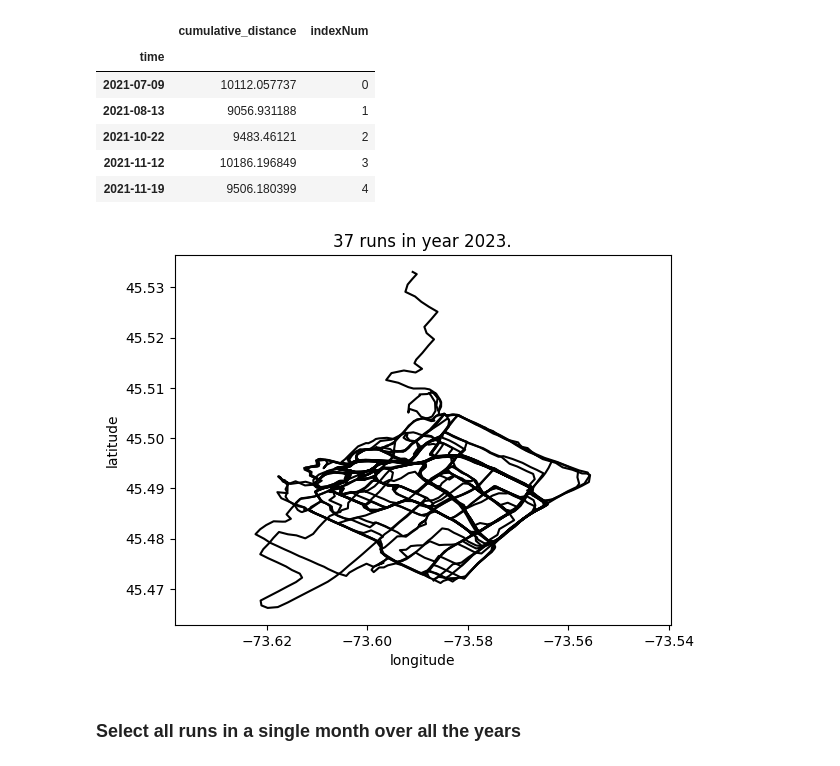
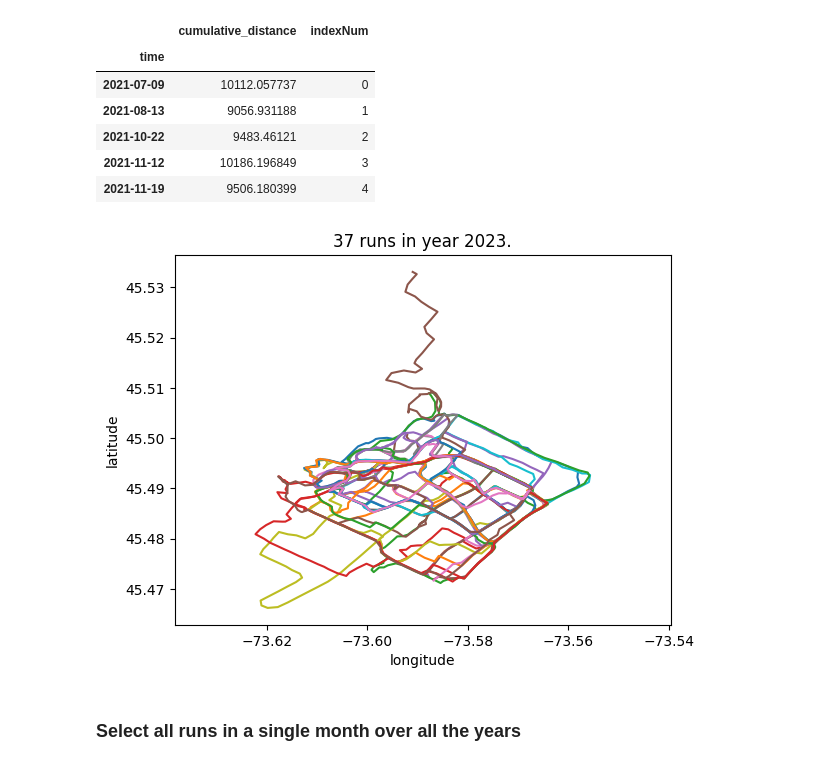
Before and after one commit to mrbonsoir/datavizRun, a Jupyter notebook: notebook/DatatavizDataGPS.ipynb, the cells around one changed output. Cells and saved outputs as stored; diff of their text form; code cells hidden in the pictures.

```diff
--- a/notebook/DatatavizDataGPS.ipynb
+++ b/notebook/DatatavizDataGPS.ipynb
@@ -105,7 +117,7 @@ index_sel = np.array(index_sel)
 # plot the traces
 for c, i in enumerate(index_sel):
     single_gps_trace_df = list_run_df[index_sel[c]]
-    plt.plot(single_gps_trace_df["longitude"],single_gps_trace_df["latitude"], color='k')
+    plt.plot(single_gps_trace_df["longitude"],single_gps_trace_df["latitude"])
 
 plt.title("{0:1.0f} runs in year {1:1.0f}.".format(index_sel.size, year_sel))
 plt.xlabel("longitude")
@@ -152,29 +164,29 @@ all_last_trace_entree_df.head()
 # %%
 # This below
 select_df = all_last_trace_entree_df[all_last_trace_entree_df.index.year == 2023].copy()
 index_sel = np.array(select_df["indexNum"].tolist())
 
 # instead of
 #index_sel = []
 #year_sel = 2023
 #for c, i in enumerate(list_run_df):
 #    # check year
 #    if int(list_run_df[c]["time"][0][0:4]) == year_sel:
 #        index_sel.append(c)
 #index_sel = np.array(index_sel)
 
 # plot the traces
 for c, i in enumerate(index_sel):
     single_gps_trace_df = list_run_df[index_sel[c]]
-    plt.plot(single_gps_trace_df["longitude"],single_gps_trace_df["latitude"], color='k')
+    plt.plot(single_gps_trace_df["longitude"],single_gps_trace_df["latitude"])
 
 plt.title("{0:1.0f} runs in year {1:1.0f}.".format(index_sel.size, year_sel))
 plt.xlabel("longitude")
 plt.ylabel("latitude")
 plt.axis("equal")
 plt.show()
 # %% [output]
-[figure, old version]
+[figure, new version]
 # %% [markdown]
 ### Select all runs in a single month over all the years
 # %%
```
Also changed, not shown: parts of 12 cells of this notebook, 2 other files.
